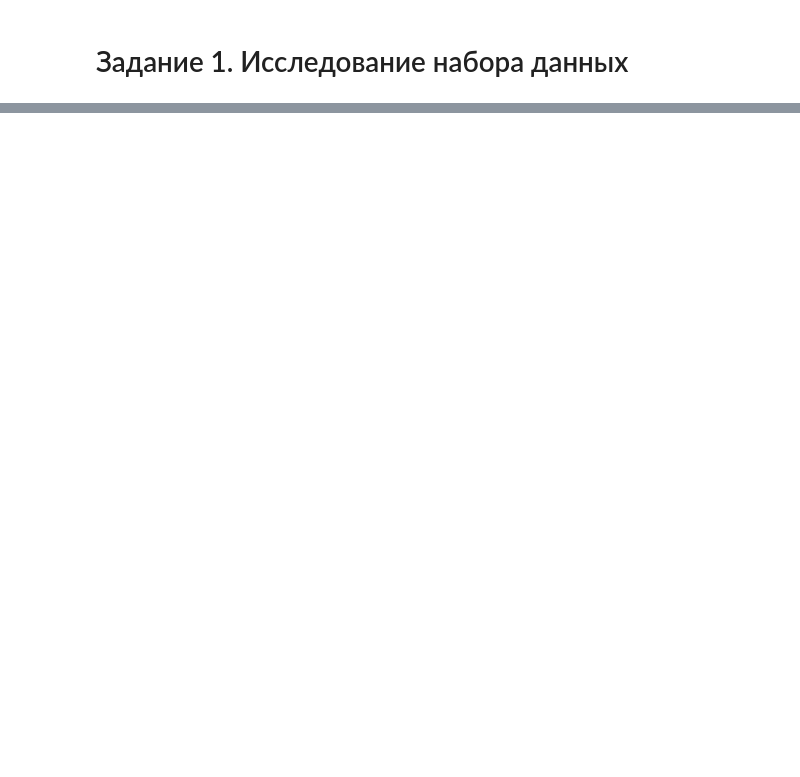
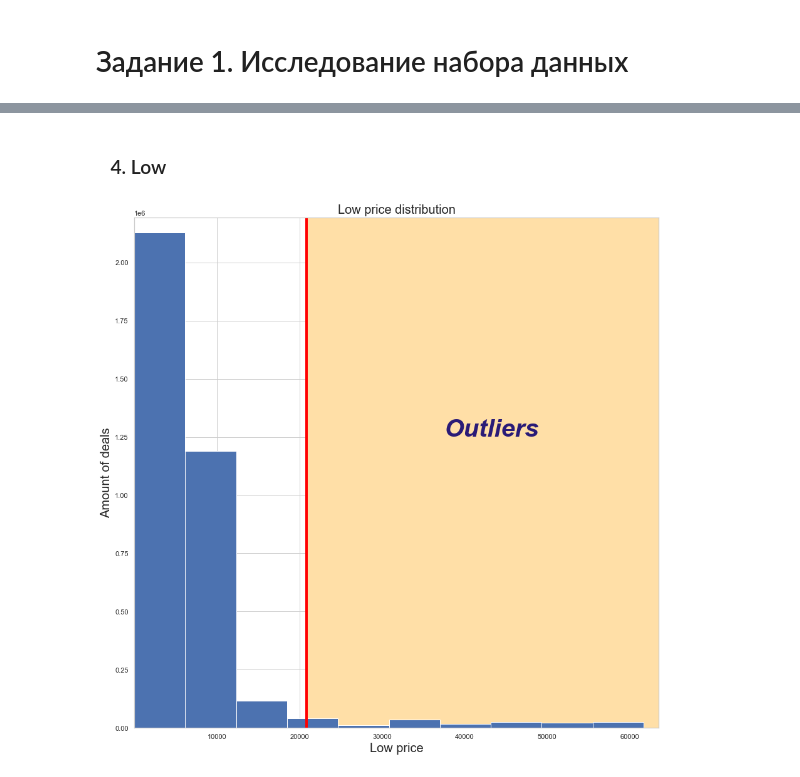
Before and after one commit to Xofrio/MachineLearning, a Jupyter notebook: Lab1/Lab1, 9893, Белов А. А..ipynb, the cells around one changed output, grey strips where cells are left out. Drawn from its saved outputs; the diff is of its cells as text; code cells hidden in the pictures; blank space fills up the shorter version.

```diff
--- a/Lab1/Lab1, 9893, Белов А. А..ipynb
+++ b/Lab1/Lab1, 9893, Белов А. А..ipynb
@@ -38,0 +257,39 @@
+# %% [markdown]
+### &emsp;4. Low
+# %%
+mean_low = df['Low'].mean()
+sd_low = df['Low'].std(ddof=1)
+Q3_low = df['Low'].quantile(0.75)
+b_u_low = Q3_low + 1.5 * (Q3_low - df['Low'].quantile(0.25))
+min_low = df['Low'].min()
+left_border_low = min_low * 0.97
+max_low = df['Low'].max()
+right_border_low = max_low * 1.03
+interval_low = (df['Low'].max() - df['Low'].min()) / 10
+maximum_low = len(df[df['Low'] <= min_low + interval_low])
+for i in range (1,10):
+    possible_max = len(df[(df['Low'] > min_low + i * interval_low)
+                        & (df['Low'] <= min_low + (i + 1) * interval_low)])
+    if maximum_low < possible_max:
+        maximum_low = possible_max
+ceil_low = maximum_low * 1.03
+amount_low = len(df['Low'])
+amount_na_low = df['Low'].isna().sum()
+amount_filled_low = len(df['Low']) - amount_na_low
+outliers_amount_low = len(df[df['Low'] > b_u_low])
+outliers_percent_low = outliers_amount_low * 100 / amount_filled_low
+non_outliers_amount_low = len(df[df['Low'] <= b_u_low])
+c_v_low = sd_low / mean_low
+
+plt.axis([left_border_low, right_border_low, 0, ceil_low])
+plt.xlabel('Low price', fontsize=20)
+plt.ylabel('Amount of deals', fontsize=20)
+plt.title('Low price distribution', fontsize=20)
+plt.plot([b_u_low - half_thicc, b_u_low - half_thicc], [0, ceil_low], lw=thicc, color="red")
+plt.gca().add_patch(patches.Rectangle((b_u_low,0), right_border_low - b_u_low, ceil_low, color="#FFDFA7"))
+plt.gca().text((right_border_low + b_u_low) / 2.25, ceil_low / 1.75, 'Outliers',
+               fontdict={'color':  '#2A1B77', 'weight': 'bold', 'size': 40, 'style': 'italic'})
+plt.grid(True)
+plt.hist(df['Low']);
+# %% [output]
+[figure, added]
```
Also changed, not shown: parts of 22 cells of this notebook.
